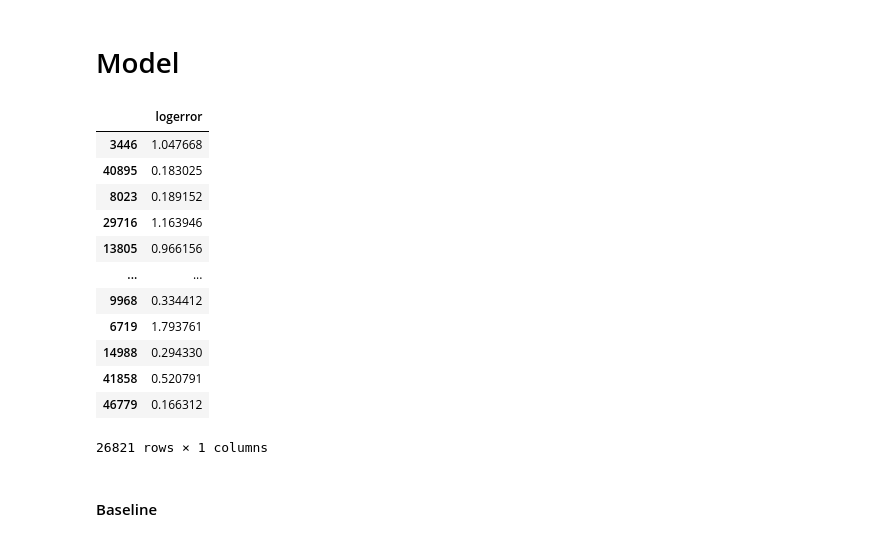
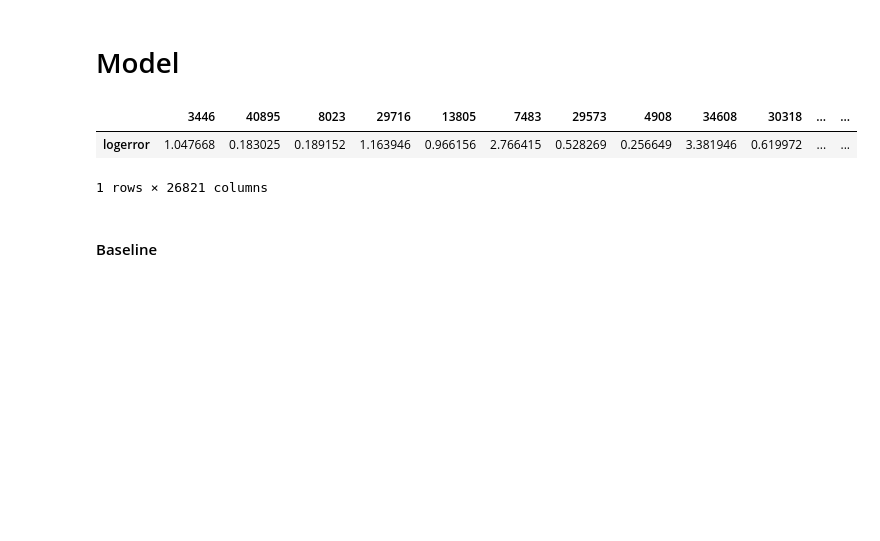
Before and after one commit to kcabanela-drodriguez/clustering-project, a Jupyter notebook: Zillow_Clustering_Final.ipynb, the cells around one changed output. Cells and saved outputs as stored; diff of their text form; code cells hidden in the pictures; blank space fills up the shorter version.

```diff
--- a/Zillow_Clustering_Final.ipynb
+++ b/Zillow_Clustering_Final.ipynb
@@ -387,20 +388,3 @@ for ax, k in zip(axs.ravel(), range(2, 6)):
 ### Question 4
 
 - How different are the logerrors for the three counties in the dataset?
-# %%
-## add a column that bins each value of logerror into max, min, or med absolute error
-train['log_error'] = pd.cut(train.logerror, bins=[-.75, -.03, -.01, .01, .03, .75], ordered=False, labels=['max_error','med_error','min_error','med_error','max_error'])
-
-# plot the data to see if any county has a higher percentage of max logerrors
-x, y, hue = 'county', 'proportion', 'log_error'
-hue_order = ['max_error', 'med_error', 'min_error']
-
-plt.figure(figsize=(10,6))
-(train[hue]
- .groupby(train[x])
- .value_counts(normalize=True)
- .rename(y)
- .reset_index()
- .pipe((sns.barplot, 'data'), x=train.county, y=train.proportion, hue= train.logerror))
-plt.title('Orange County Has The Largest Proportion of Zestimate Max Error,\n Los Angeles Has The Smallest Proportion of Zestimate Minimum Error', size=15);
-train.drop(columns = 'log_error', inplace = True)
@@ -517,21 +494,11 @@ y_validate = pd.DataFrame(abs(validate_sc.logerror))
 X_test = test_sc.drop(columns=['logerror'])
 y_test = pd.DataFrame(abs(test_sc.logerror))
 # %%
-y_train
+y_train.T
 # %% [output]
-|  | logerror |
-| 3446 | 1.047668 |
-| 40895 | 0.183025 |
-| 8023 | 0.189152 |
-| 29716 | 1.163946 |
-| 13805 | 0.966156 |
-| ... | ... |
-| 9968 | 0.334412 |
-| 6719 | 1.793761 |
-| 14988 | 0.294330 |
-| 41858 | 0.520791 |
-| 46779 | 0.166312 |
+|  | 3446 | 40895 | 8023 | 29716 | 13805 | 7483 | 29573 | 4908 | 34608 | 30318 | ... | ... |
+| logerror | 1.047668 | 0.183025 | 0.189152 | 1.163946 | 0.966156 | 2.766415 | 0.528269 | 0.256649 | 3.381946 | 0.619972 | ... | ... |
-26821 rows × 1 columns
+1 rows × 26821 columns
 # %% [markdown]
 #### Baseline
 # %%
```
Also changed, not shown: parts of 13 cells of this notebook.
